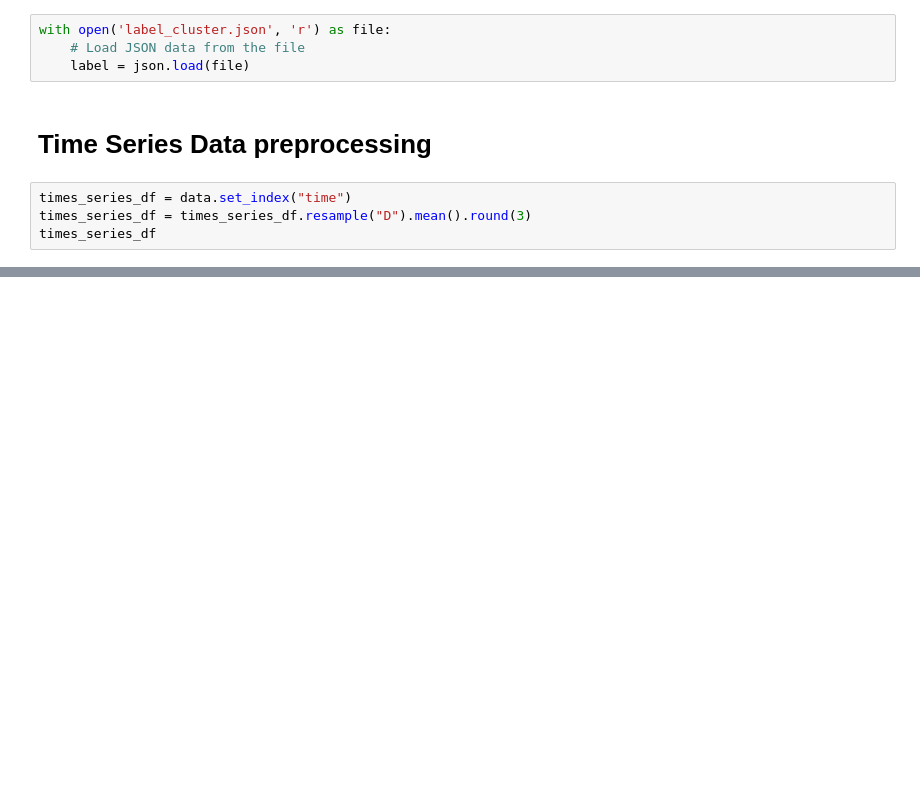
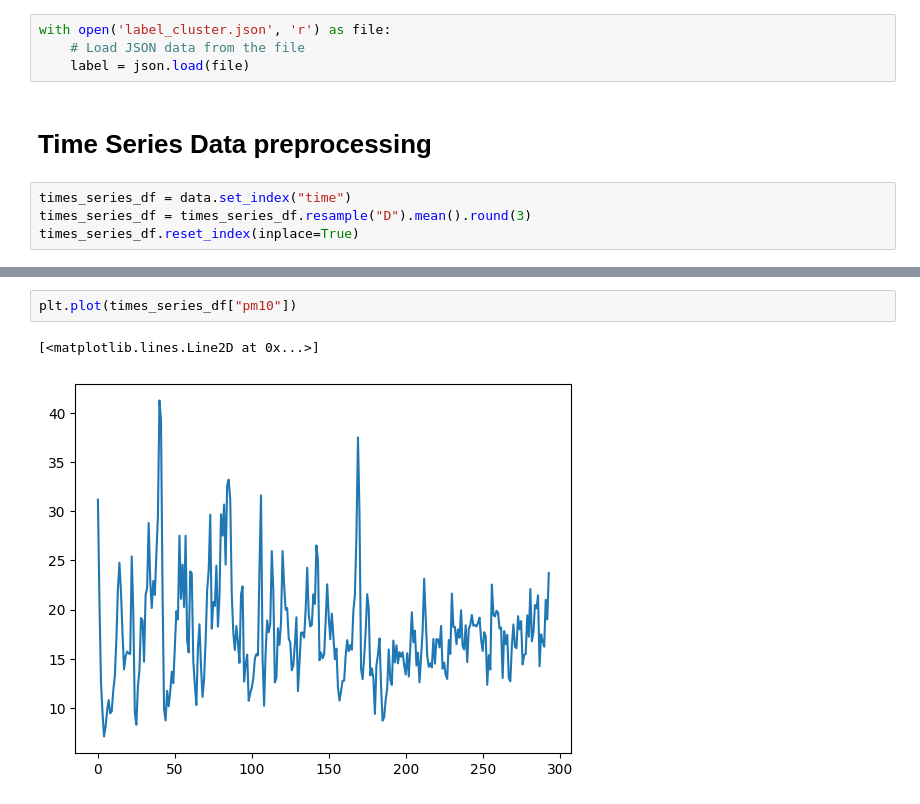
Before and after one commit to kayabaakihiko13/Scrapping_And_Analitic_OpenMeto, a Jupyter notebook: jupyter/test.ipynb, the cells around one changed output, grey strips where cells are left out. Saved outputs shown, nothing was run; the diff lists cells and outputs as text; blank space fills up the shorter version.

```diff
--- a/jupyter/test.ipynb
+++ b/jupyter/test.ipynb
@@ -261,4 +292,4 @@ with open('label_cluster.json', 'r') as file:
 # %%
 times_series_df = data.set_index("time")
 times_series_df = times_series_df.resample("D").mean().round(3)
-times_series_df
+times_series_df.reset_index(inplace=True)
@@ -315,0 +305,5 @@ ModuleNotFoundError: No module named 'tensorflow'
+# %%
+plt.plot(times_series_df["pm10"])
+# %% [output]
+[<matplotlib.lines.Line2D at 0x...>]
+[figure, added]
```
Also changed, not shown: parts of 28 cells of this notebook, 2 other files.
